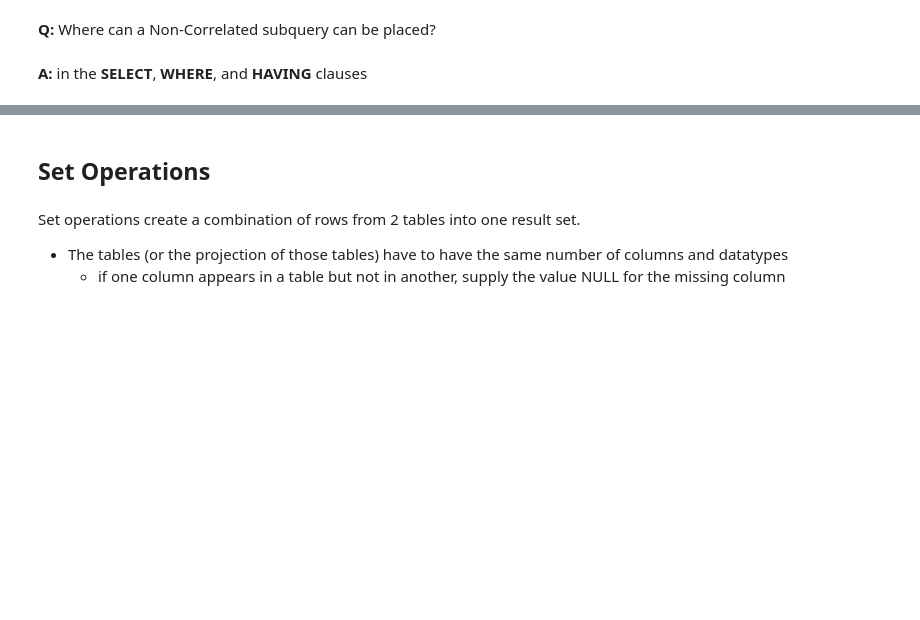
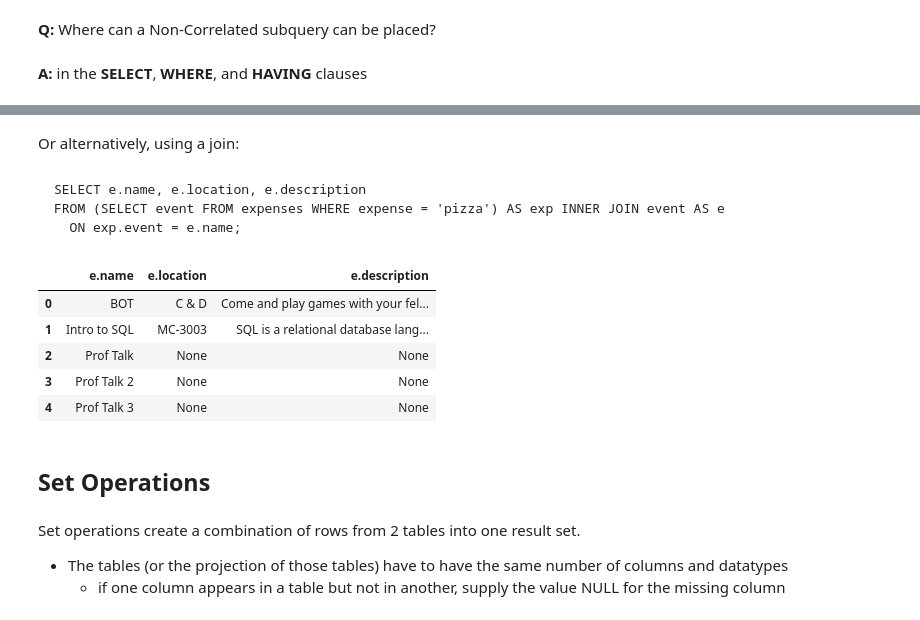
Before and after one commit to DarrellAucoin/IntroSQL, a Jupyter notebook: Intro_SQL_Presentation.ipynb, the cells around one changed output, grey strips where cells are left out. Cells and saved outputs as stored; diff of their text form; code cells hidden in the pictures; blank space fills up the shorter version.

````diff
--- a/Intro_SQL_Presentation.ipynb
+++ b/Intro_SQL_Presentation.ipynb
@@ -1536,3 +1613,23 @@ __A:__ in the __SELECT__, __WHERE__, and __HAVING__ clauses
+# %% [markdown]
+Or alternatively, using a join:
+# %% [markdown]
+```
+SELECT e.name, e.location, e.description
+FROM (SELECT event FROM expenses WHERE expense = 'pizza') AS exp INNER JOIN event AS e
+  ON exp.event = e.name;
+```
+# %%
+pd.read_sql_query(
+"SELECT e.name, e.location, e.description \
+FROM (SELECT event FROM expenses WHERE expense = 'pizza') AS exp INNER JOIN event AS e \
+  ON exp.event = e.name", con)
+# %% [output]
+|  | e.name | e.location | e.description |
+| 0 | BOT | C & D | Come and play games with your fel... |
+| 1 | Intro to SQL | MC-3003 | SQL is a relational database lang... |
+| 2 | Prof Talk | None | None |
+| 3 | Prof Talk 2 | None | None |
+| 4 | Prof Talk 3 | None | None |
 # %% [markdown]
 ## Set Operations
 # %% [markdown]
````
Also changed, not shown: parts of 80 cells of this notebook, 15 other files.
